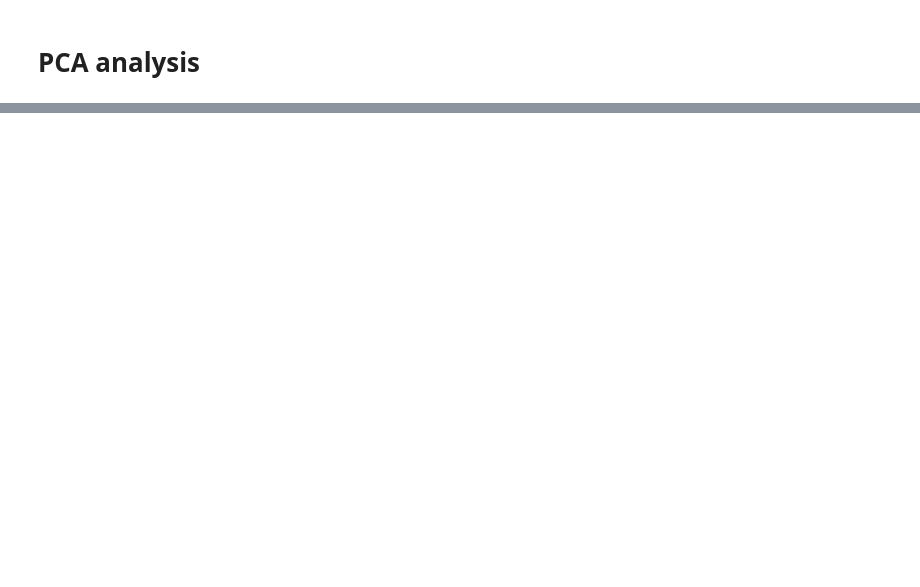
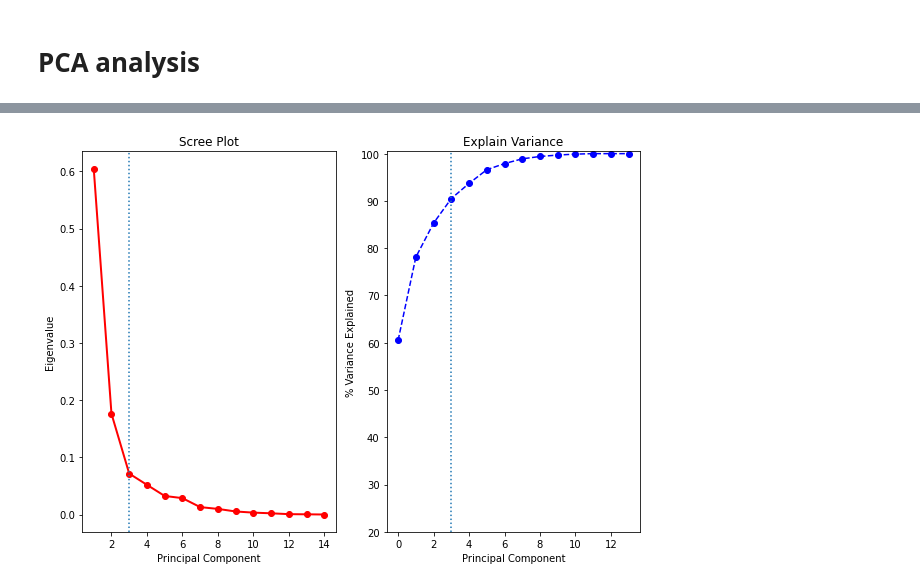
Before and after one commit to SB91ko/ChaoprayaRiver_WaterLV_prediction, a Jupyter notebook: Useful_PCA.ipynb, the cells around one changed output, grey strips where cells are left out. Saved outputs shown, nothing was run; the diff lists cells and outputs as text; code cells hidden in the pictures; blank space fills up the shorter version.

```diff
--- a/Useful_PCA.ipynb
+++ b/Useful_PCA.ipynb
@@ -134,0 +124,42 @@ plt.savefig('MAR/PCA_analysis_excludeTarget.png', dpi=300, bbox_inches='tight')
+# %%
+def pca_check(input,name,line=3):
+    covar_matrix = PCA(n_components = input.shape[1])
+    covar_matrix.fit(input.T)
+
+    PC_transform = covar_matrix.transform(input.T)
+    ####################
+    pc_col = []
+    for i in range (PC_transform.shape[1]):
+        pc_col.append('component_'+str(i+1))
+    #########################
+    principalDf = pd.DataFrame(data = PC_transform, columns = pc_col)
+
+    finalDf = pd.concat([principalDf, pd.Series(input.columns.T)],axis=1)
+    finalDf.set_index(0).to_csv('MAR/PCA_{}.csv'.format(name))
+    finalDf.set_index(0)
+    fig,ax = plt.subplots(1,2, figsize=(10,7))
+
+    ##########################################
+    PC_values = np.arange(covar_matrix.n_components_) + 1
+    ax[0].plot(PC_values, covar_matrix.explained_variance_ratio_, 'ro-', linewidth=2)
+    ax[0].set_title('Scree Plot')
+    ax[0].set_xlabel('Principal Component')
+    ax[0].set_ylabel('Eigenvalue')
+
+    ########################################
+    variance = covar_matrix.explained_variance_ratio_
+    var=np.cumsum(np.round(covar_matrix.explained_variance_ratio_, decimals=3)*100)
+    ax[1].set_ylabel('% Variance Explained')
+    ax[1].set_xlabel('Principal Component')
+    ax[1].set_title('Explain Variance')
+    ax[1].set_ylim(20,100.5)
+    ax[1].plot(var,'--bo')
+
+    #####################################
+    ax[0].axvline(line,linestyle=':')
+    ax[1].axvline(line,linestyle=':')
+    plt.savefig('MAR/PCA_{}.png'.format(name), dpi=300, bbox_inches='tight')
+# %%
+pca_check(df_MMscaled,'MinMax_all')
+# %% [output]
+[figure, added]
```
Also changed, not shown: parts of 12 cells of this notebook, 6 other files.
